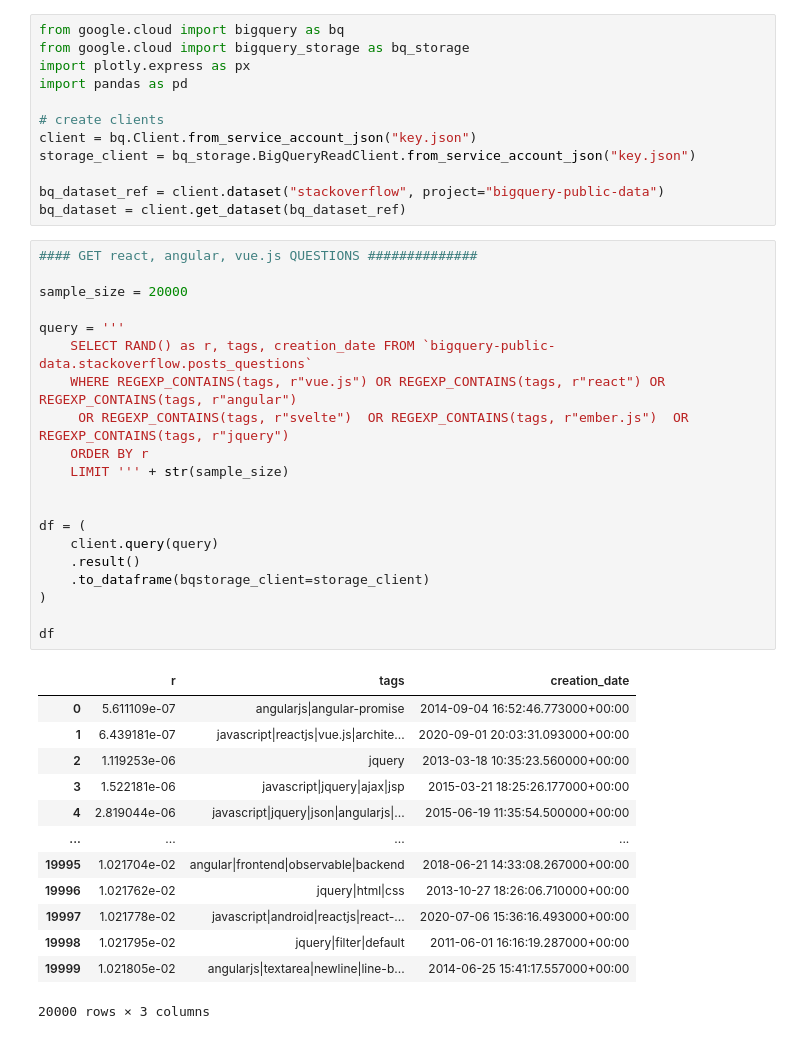
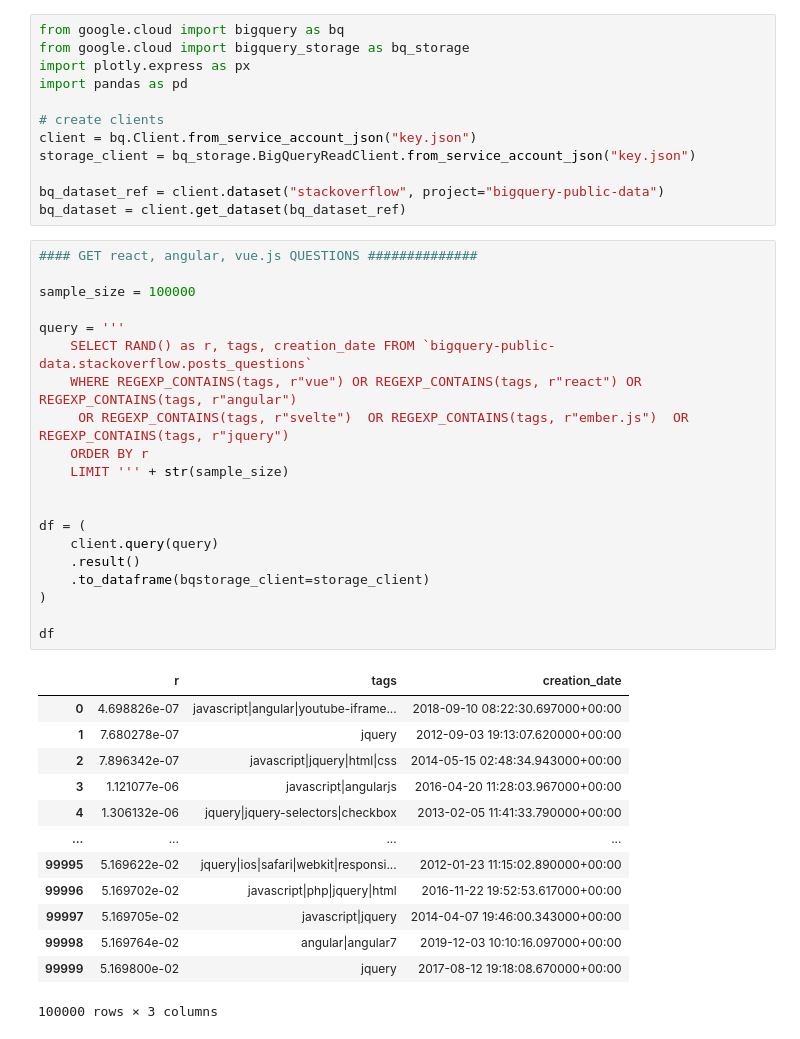
Before and after one commit to Chiyo-no-sake/ds_project, a Jupyter notebook: Data Gathering.ipynb, the cells around one changed output. Saved outputs shown, nothing was run; the diff lists cells and outputs as text.

Commit message:
added old vs new frontend

```diff
--- a/Data Gathering.ipynb
+++ b/Data Gathering.ipynb
@@ -13,35 +13,35 @@ bq_dataset = client.get_dataset(bq_dataset_ref)
 # %%
 #### GET react, angular, vue.js QUESTIONS ##############
 
-sample_size = 20000
+sample_size = 100000
 
 query = '''
     SELECT RAND() as r, tags, creation_date FROM `bigquery-public-data.stackoverflow.posts_questions`
-    WHERE REGEXP_CONTAINS(tags, r"vue.js") OR REGEXP_CONTAINS(tags, r"react") OR REGEXP_CONTAINS(tags, r"angular")
+    WHERE REGEXP_CONTAINS(tags, r"vue") OR REGEXP_CONTAINS(tags, r"react") OR REGEXP_CONTAINS(tags, r"angular")
      OR REGEXP_CONTAINS(tags, r"svelte")  OR REGEXP_CONTAINS(tags, r"ember.js")  OR REGEXP_CONTAINS(tags, r"jquery")
     ORDER BY r
     LIMIT ''' + str(sample_size)
 
 
 df = (
     client.query(query)
     .result()
     .to_dataframe(bqstorage_client=storage_client)
 )
 
 df
 # %% [output]
 |  | r | tags | creation_date |
-| 0 | 5.611109e-07 | angularjs|angular-promise | 2014-09-04 16:52:46.773000+00:00 |
-| 1 | 6.439181e-07 | javascript|reactjs|vue.js|archite... | 2020-09-01 20:03:31.093000+00:00 |
-| 2 | 1.119253e-06 | jquery | 2013-03-18 10:35:23.560000+00:00 |
-| 3 | 1.522181e-06 | javascript|jquery|ajax|jsp | 2015-03-21 18:25:26.177000+00:00 |
-| 4 | 2.819044e-06 | javascript|jquery|json|angularjs|... | 2015-06-19 11:35:54.500000+00:00 |
+| 0 | 4.698826e-07 | javascript|angular|youtube-iframe... | 2018-09-10 08:22:30.697000+00:00 |
+| 1 | 7.680278e-07 | jquery | 2012-09-03 19:13:07.620000+00:00 |
+| 2 | 7.896342e-07 | javascript|jquery|html|css | 2014-05-15 02:48:34.943000+00:00 |
+| 3 | 1.121077e-06 | javascript|angularjs | 2016-04-20 11:28:03.967000+00:00 |
+| 4 | 1.306132e-06 | jquery|jquery-selectors|checkbox | 2013-02-05 11:41:33.790000+00:00 |
 | ... | ... | ... | ... |
-| 19995 | 1.021704e-02 | angular|frontend|observable|backend | 2018-06-21 14:33:08.267000+00:00 |
-| 19996 | 1.021762e-02 | jquery|html|css | 2013-10-27 18:26:06.710000+00:00 |
-| 19997 | 1.021778e-02 | javascript|android|reactjs|react-... | 2020-07-06 15:36:16.493000+00:00 |
-| 19998 | 1.021795e-02 | jquery|filter|default | 2011-06-01 16:16:19.287000+00:00 |
-| 19999 | 1.021805e-02 | angularjs|textarea|newline|line-b... | 2014-06-25 15:41:17.557000+00:00 |
+| 99995 | 5.169622e-02 | jquery|ios|safari|webkit|responsi... | 2012-01-23 11:15:02.890000+00:00 |
+| 99996 | 5.169702e-02 | javascript|php|jquery|html | 2016-11-22 19:52:53.617000+00:00 |
+| 99997 | 5.169705e-02 | javascript|jquery | 2014-04-07 19:46:00.343000+00:00 |
+| 99998 | 5.169764e-02 | angular|angular7 | 2019-12-03 10:10:16.097000+00:00 |
+| 99999 | 5.169800e-02 | jquery | 2017-08-12 19:18:08.670000+00:00 |
-20000 rows × 3 columns
+100000 rows × 3 columns
 # %%
```
Also changed, not shown: parts of 3 cells of this notebook, 3 other files.
